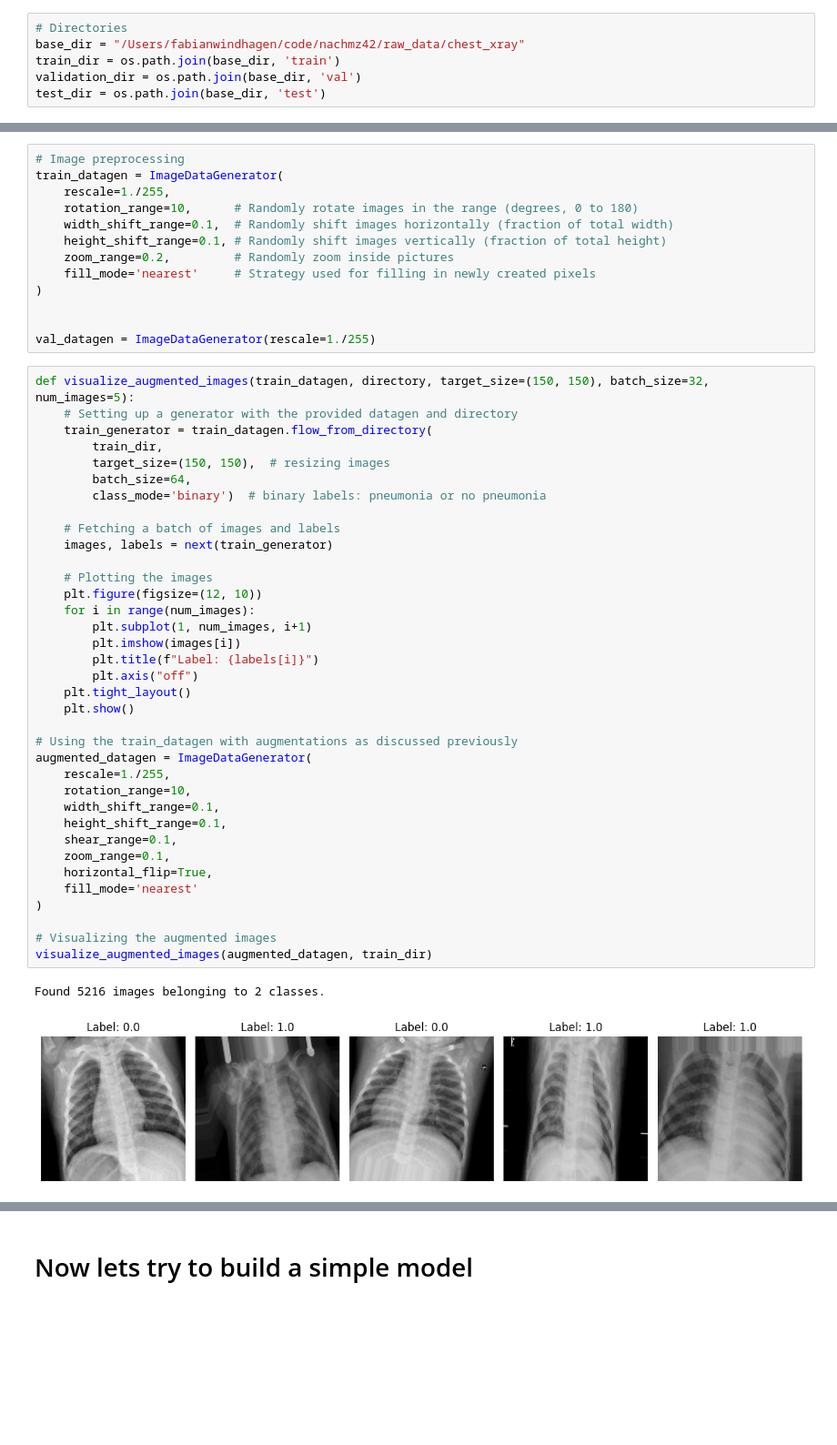
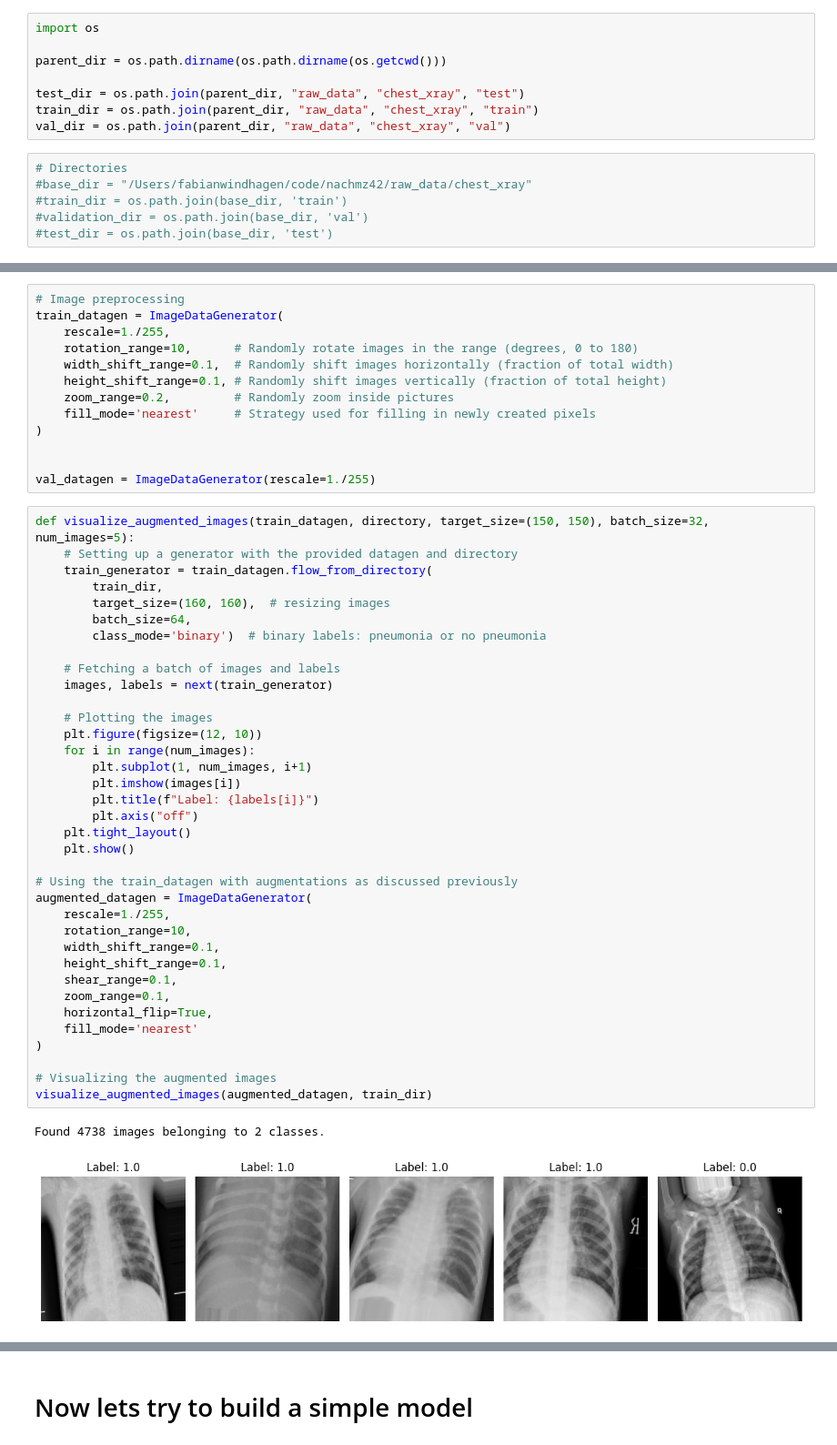
Before and after one commit to nachmz42/MediML, a Jupyter notebook: notebooks/pneumonia_detection.ipynb, the cells around one changed output, grey strips where cells are left out. Shown: that part at 91% size. Cells and saved outputs as stored; diff of their text form; blank space fills up the shorter version.

```diff
--- a/notebooks/pneumonia_detection.ipynb
+++ b/notebooks/pneumonia_detection.ipynb
@@ -15,9 +31,17 @@ import matplotlib.pyplot as plt
+# %%
+import os
+
+parent_dir = os.path.dirname(os.path.dirname(os.getcwd()))
+
+test_dir = os.path.join(parent_dir, "raw_data", "chest_xray", "test")
+train_dir = os.path.join(parent_dir, "raw_data", "chest_xray", "train")
+val_dir = os.path.join(parent_dir, "raw_data", "chest_xray", "val")
 # %%
 # Directories
-base_dir = "/Users/fabianwindhagen/code/nachmz42/raw_data/chest_xray"
-train_dir = os.path.join(base_dir, 'train')
-validation_dir = os.path.join(base_dir, 'val')
-test_dir = os.path.join(base_dir, 'test')
+#base_dir = "/Users/fabianwindhagen/code/nachmz42/raw_data/chest_xray"
+#train_dir = os.path.join(base_dir, 'train')
+#validation_dir = os.path.join(base_dir, 'val')
+#test_dir = os.path.join(base_dir, 'test')
 # %% [markdown]
 # image preprocessing #
 # %%
@@ -38,39 +62,39 @@ def visualize_augmented_images(train_datagen, directory, target_size=(150, 150),
     # Setting up a generator with the provided datagen and directory
     train_generator = train_datagen.flow_from_directory(
         train_dir,
-        target_size=(150, 150),  # resizing images
+        target_size=(160, 160),  # resizing images
         batch_size=64,
         class_mode='binary')  # binary labels: pneumonia or no pneumonia
 
     # Fetching a batch of images and labels
     images, labels = next(train_generator)
 
     # Plotting the images
     plt.figure(figsize=(12, 10))
     for i in range(num_images):
         plt.subplot(1, num_images, i+1)
         plt.imshow(images[i])
         plt.title(f"Label: {labels[i]}")
         plt.axis("off")
     plt.tight_layout()
     plt.show()
 
 # Using the train_datagen with augmentations as discussed previously
 augmented_datagen = ImageDataGenerator(
     rescale=1./255,
     rotation_range=10,
     width_shift_range=0.1,
     height_shift_range=0.1,
     shear_range=0.1,
     zoom_range=0.1,
     horizontal_flip=True,
     fill_mode='nearest'
 )
 
 # Visualizing the augmented images
 visualize_augmented_images(augmented_datagen, train_dir)
 # %% [output]
-Found 5216 images belonging to 2 classes.
+Found 4738 images belonging to 2 classes.
-[figure, old version]
+[figure, new version]
 # %%
 train_generator = train_datagen.flow_from_directory(
```
Also changed, not shown: parts of 14 cells of this notebook.
